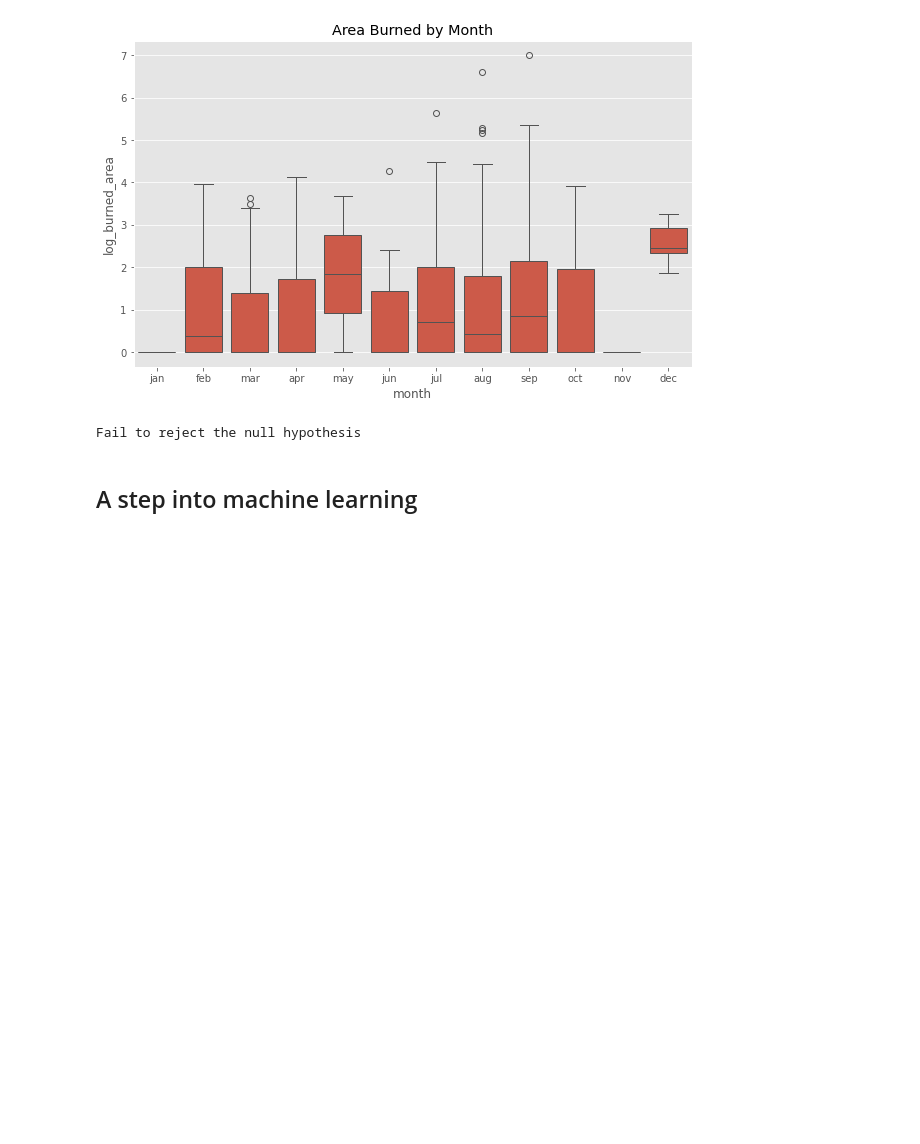
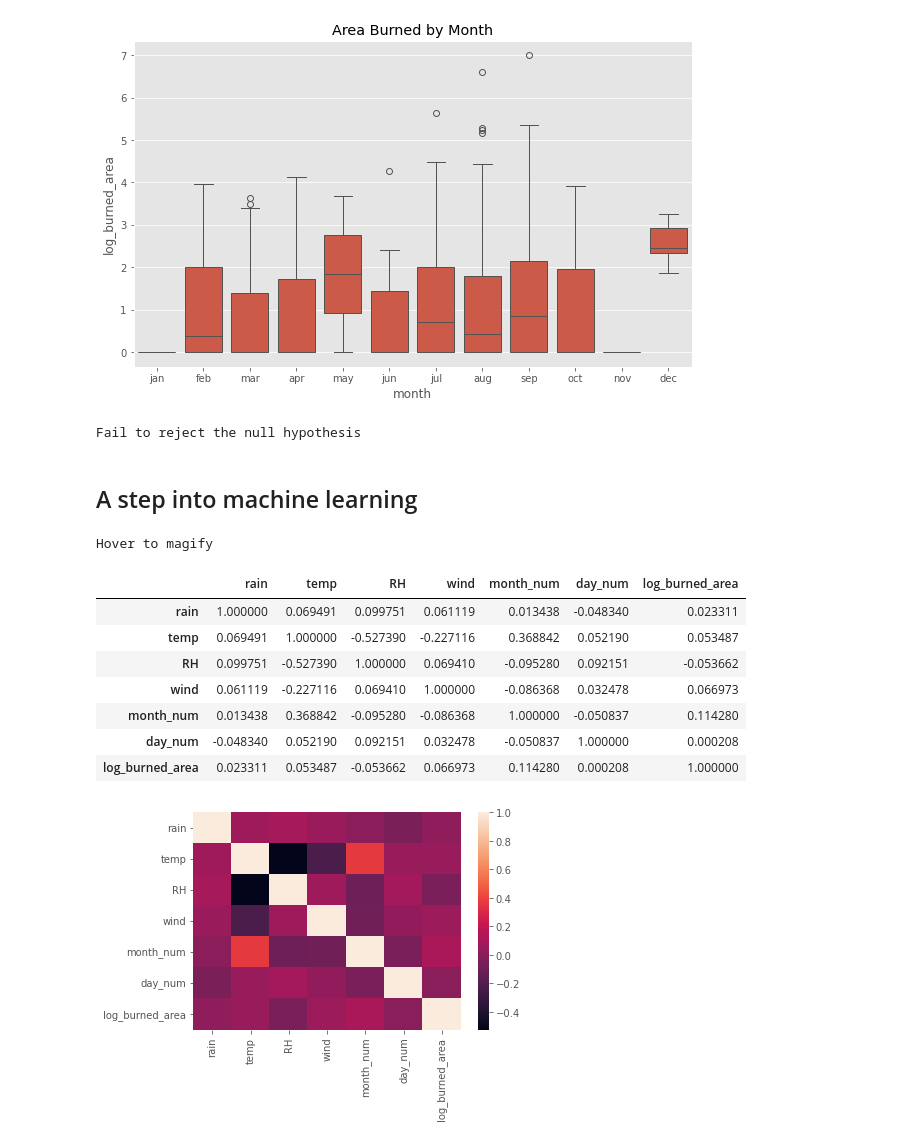
Before and after one commit to dmm4613/forest-fires-eda, a Jupyter notebook: forest-fire-eda.ipynb, the cells around one changed output. Saved outputs shown, nothing was run; the diff lists cells and outputs as text; code cells hidden in the pictures; blank space fills up the shorter version.

```diff
--- a/forest-fire-eda.ipynb
+++ b/forest-fire-eda.ipynb
@@ -293,3 +359,34 @@ else:
 Fail to reject the null hypothesis
 # %% [markdown]
 ## A step into machine learning
+# %%
+corr = df_cleaned[['rain','temp', 'RH', 'wind', 'month_num', 'day_num', 'log_burned_area']].corr()
+
+sns.heatmap(corr)
+
+cmap = sns.diverging_palette(5, 250, as_cmap=True)
+
+def magnify():
+    return [dict(selector="th",
+                 props=[("font-size", "7pt")]),
+            dict(selector="td",
+                 props=[('padding', "0em 0em")]),
+            dict(selector="th:hover",
+                 props=[("font-size", "12pt")]),
+            dict(selector="tr:hover td:hover",
+                 props=[('max-width', '200px'),
+                        ('font-size', '12pt')])
+            ]
+
+corr.style.background_gradient(cmap, axis=1).set_properties(**{'max-width': '80px', 'font-size': '10pt'}).set_caption("Hover to magify").set_table_styles(magnify())
+# %% [output]
+Hover to magify
+|  | rain | temp | RH | wind | month_num | day_num | log_burned_area |
+| rain | 1.000000 | 0.069491 | 0.099751 | 0.061119 | 0.013438 | -0.048340 | 0.023311 |
+| temp | 0.069491 | 1.000000 | -0.527390 | -0.227116 | 0.368842 | 0.052190 | 0.053487 |
+| RH | 0.099751 | -0.527390 | 1.000000 | 0.069410 | -0.095280 | 0.092151 | -0.053662 |
+| wind | 0.061119 | -0.227116 | 0.069410 | 1.000000 | -0.086368 | 0.032478 | 0.066973 |
+| month_num | 0.013438 | 0.368842 | -0.095280 | -0.086368 | 1.000000 | -0.050837 | 0.114280 |
+| day_num | -0.048340 | 0.052190 | 0.092151 | 0.032478 | -0.050837 | 1.000000 | 0.000208 |
+| log_burned_area | 0.023311 | 0.053487 | -0.053662 | 0.066973 | 0.114280 | 0.000208 | 1.000000 |
+[figure, added]
```
Also changed, not shown: parts of 42 cells of this notebook.
